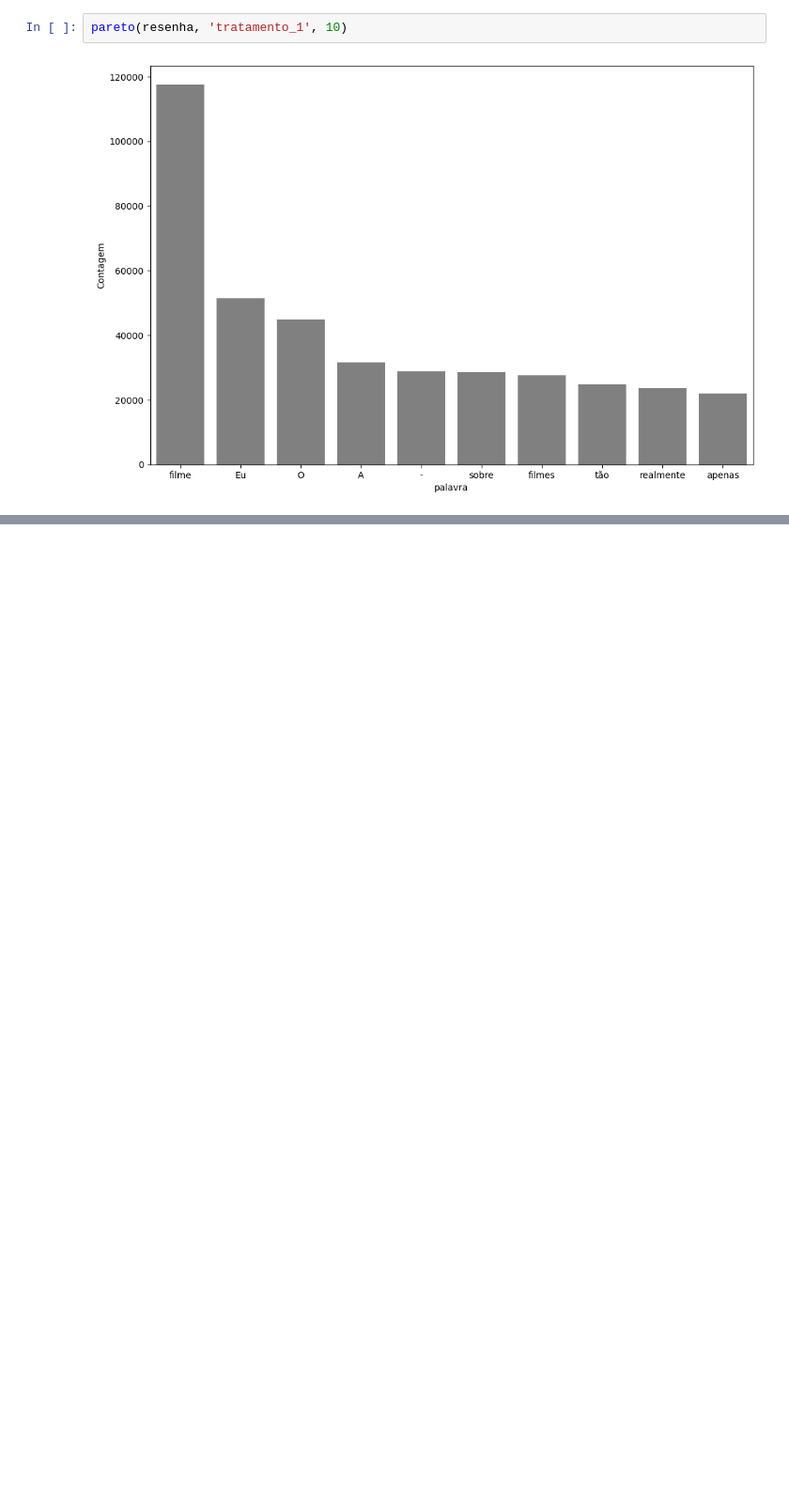
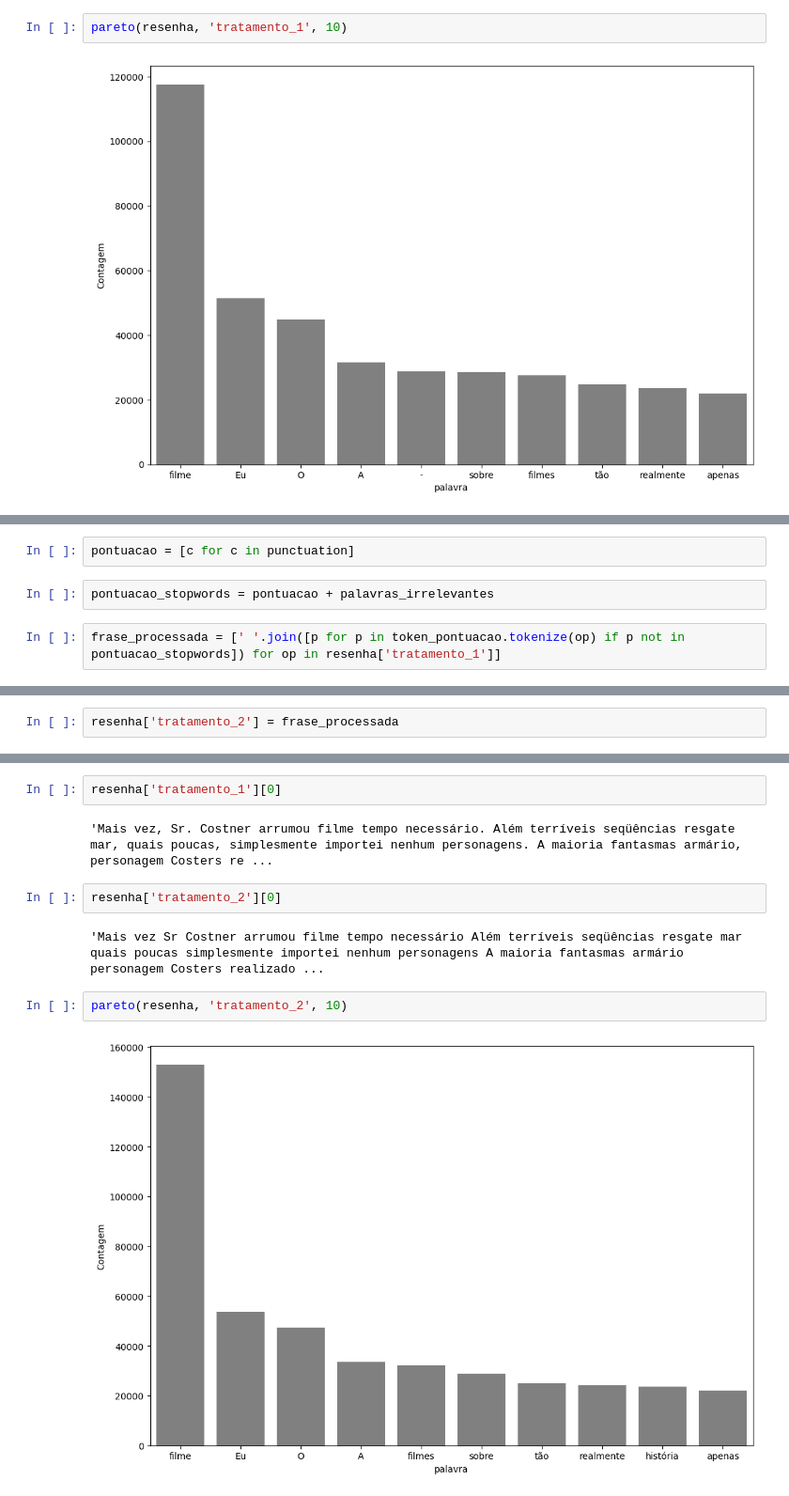
Before and after one commit to gssantaella/nlp-parte1, a Jupyter notebook: aula5/aula5.ipynb, the cells around one changed output, grey strips where cells are left out. Shown at 94% size. Drawn from its saved outputs; the diff is of its cells as text; blank space fills up the shorter version.

```diff
--- a/aula5/aula5.ipynb
+++ b/aula5/aula5.ipynb
@@ -315,0 +334,6 @@ pareto(resenha, 'tratamento_1', 10)
+# %%
+pontuacao = [c for c in punctuation]
+# %%
+pontuacao_stopwords = pontuacao + palavras_irrelevantes
+# %%
+frase_processada = [' '.join([p for p in token_pontuacao.tokenize(op) if p not in pontuacao_stopwords]) for op in resenha['tratamento_1']]
@@ -315,0 +344,2 @@ pareto(resenha, 'tratamento_1', 10)
+# %%
+resenha['tratamento_2'] = frase_processada
@@ -315,0 +352,12 @@ pareto(resenha, 'tratamento_1', 10)
+# %%
+resenha['tratamento_1'][0]
+# %% [output]
+'Mais vez, Sr. Costner arrumou filme tempo necessário. Além terríveis seqüências resgate mar, quais poucas, simplesmente importei nenhum personagens. A maioria fantasmas armário, personagem Costers re ...
+# %%
+resenha['tratamento_2'][0]
+# %% [output]
+'Mais vez Sr Costner arrumou filme tempo necessário Além terríveis seqüências resgate mar quais poucas simplesmente importei nenhum personagens A maioria fantasmas armário personagem Costers realizado ...
+# %%
+pareto(resenha, 'tratamento_2', 10)
+# %% [output]
+[figure, added]
```
Also changed, not shown: parts of 16 cells of this notebook.
